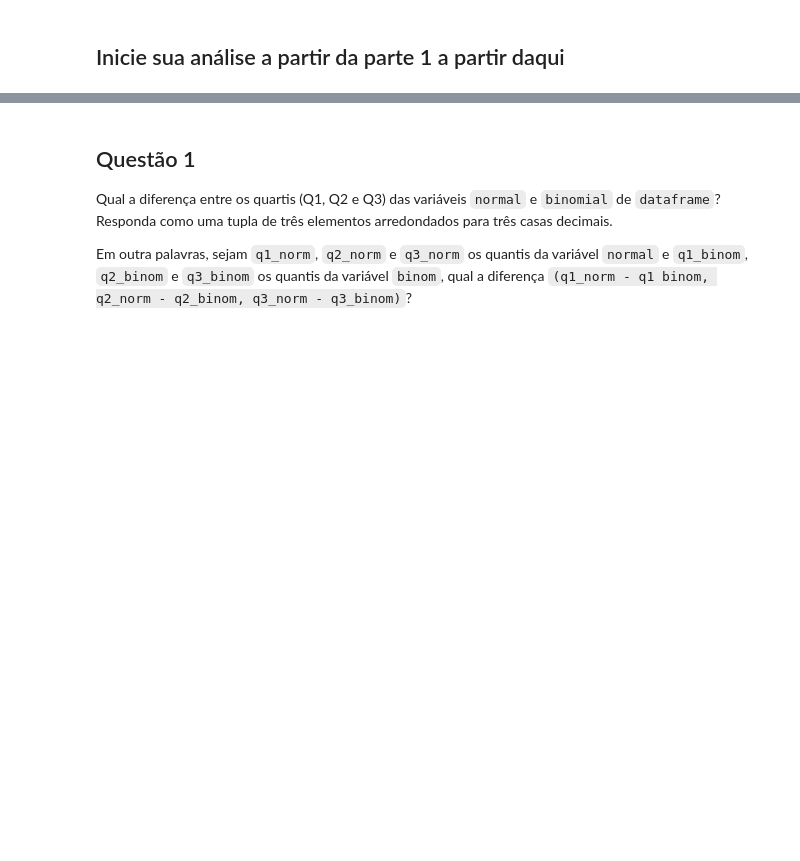
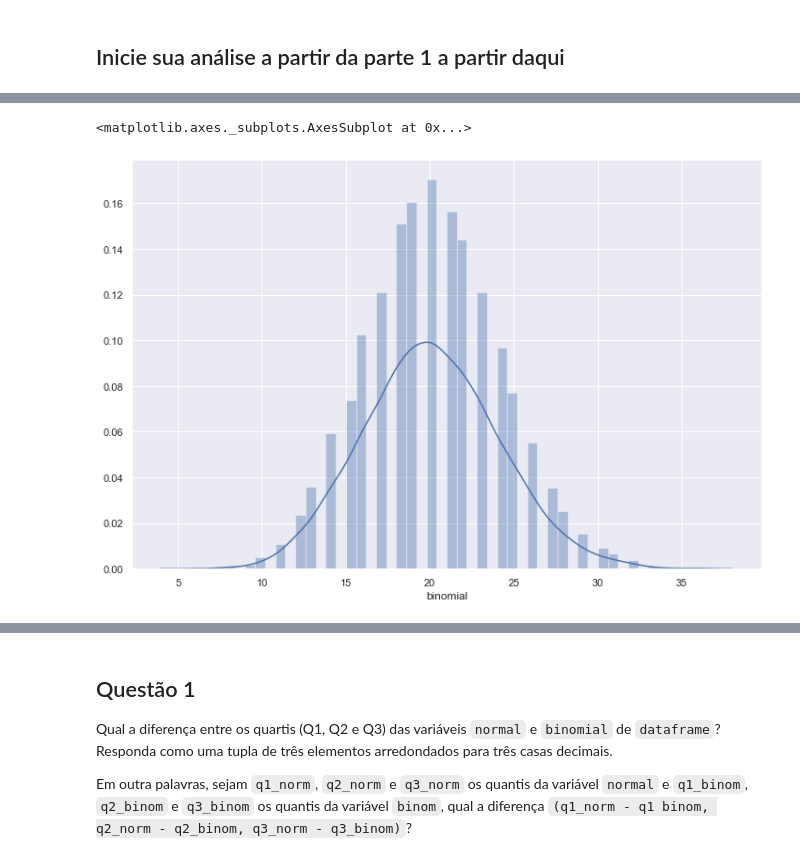
Before and after one commit to RobertoPaixao95/ds_aceleradev_2020, a Jupyter notebook: data-science-1/main.ipynb, the cells around one changed output, grey strips where cells are left out. Cells and saved outputs as stored; diff of their text form; code cells hidden in the pictures; blank space fills up the shorter version.

```diff
--- a/data-science-1/main.ipynb
+++ b/data-science-1/main.ipynb
@@ -53,0 +69,5 @@ dataframe
+# %%
+sns.distplot(dataframe['binomial'])
+# %% [output]
+<matplotlib.axes._subplots.AxesSubplot at 0x...>
+[figure, added]
```
Also changed, not shown: parts of 13 cells of this notebook, 3 other files.
